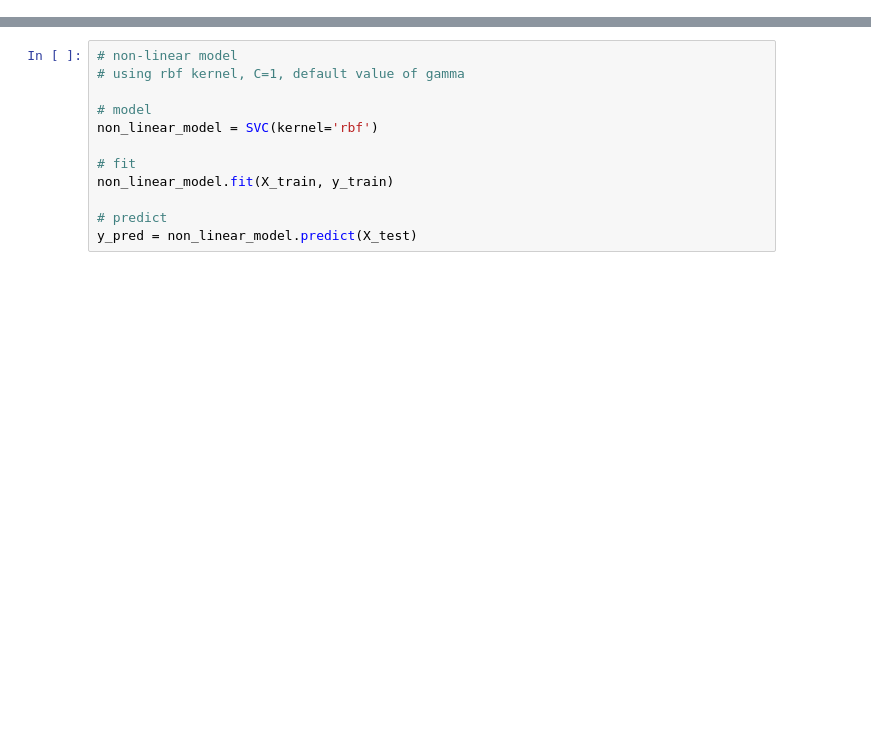
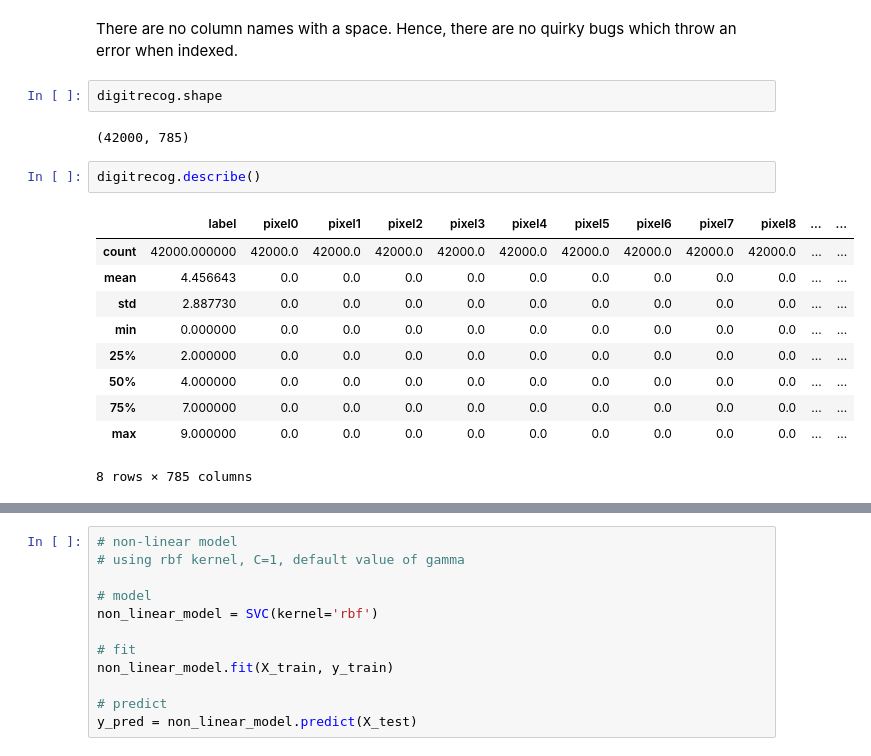
Before and after one commit to harshavardhini910/MNIST, a Jupyter notebook: Handwritten_Digit_Recognition_SVM_Assignment_I.ipynb, the cells around one changed output, grey strips where cells are left out. Cells and saved outputs as stored; diff of their text form; blank space fills up the shorter version.

```diff
--- a/Handwritten_Digit_Recognition_SVM_Assignment_I.ipynb
+++ b/Handwritten_Digit_Recognition_SVM_Assignment_I.ipynb
@@ -130,0 +87,19 @@ print(metrics.confusion_matrix(y_true=y_test, y_pred=y_pred))
+# %% [markdown]
+There are no column names with a space. Hence, there are no quirky bugs which throw an error when indexed.
+# %%
+digitrecog.shape
+# %% [output]
+(42000, 785)
+# %%
+digitrecog.describe()
+# %% [output]
+|  | label | pixel0 | pixel1 | pixel2 | pixel3 | pixel4 | pixel5 | pixel6 | pixel7 | pixel8 | ... | ... |
+| count | 42000.000000 | 42000.0 | 42000.0 | 42000.0 | 42000.0 | 42000.0 | 42000.0 | 42000.0 | 42000.0 | 42000.0 | ... | ... |
+| mean | 4.456643 | 0.0 | 0.0 | 0.0 | 0.0 | 0.0 | 0.0 | 0.0 | 0.0 | 0.0 | ... | ... |
+| std | 2.887730 | 0.0 | 0.0 | 0.0 | 0.0 | 0.0 | 0.0 | 0.0 | 0.0 | 0.0 | ... | ... |
+| min | 0.000000 | 0.0 | 0.0 | 0.0 | 0.0 | 0.0 | 0.0 | 0.0 | 0.0 | 0.0 | ... | ... |
+| 25% | 2.000000 | 0.0 | 0.0 | 0.0 | 0.0 | 0.0 | 0.0 | 0.0 | 0.0 | 0.0 | ... | ... |
+| 50% | 4.000000 | 0.0 | 0.0 | 0.0 | 0.0 | 0.0 | 0.0 | 0.0 | 0.0 | 0.0 | ... | ... |
+| 75% | 7.000000 | 0.0 | 0.0 | 0.0 | 0.0 | 0.0 | 0.0 | 0.0 | 0.0 | 0.0 | ... | ... |
+| max | 9.000000 | 0.0 | 0.0 | 0.0 | 0.0 | 0.0 | 0.0 | 0.0 | 0.0 | 0.0 | ... | ... |
+8 rows × 785 columns
```
Also changed, not shown: parts of 56 cells of this notebook.
